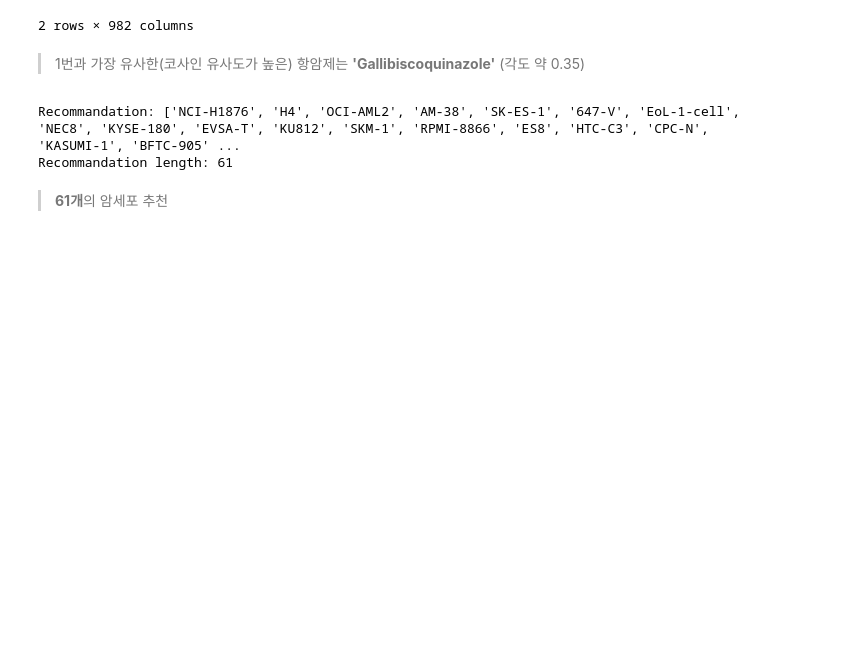
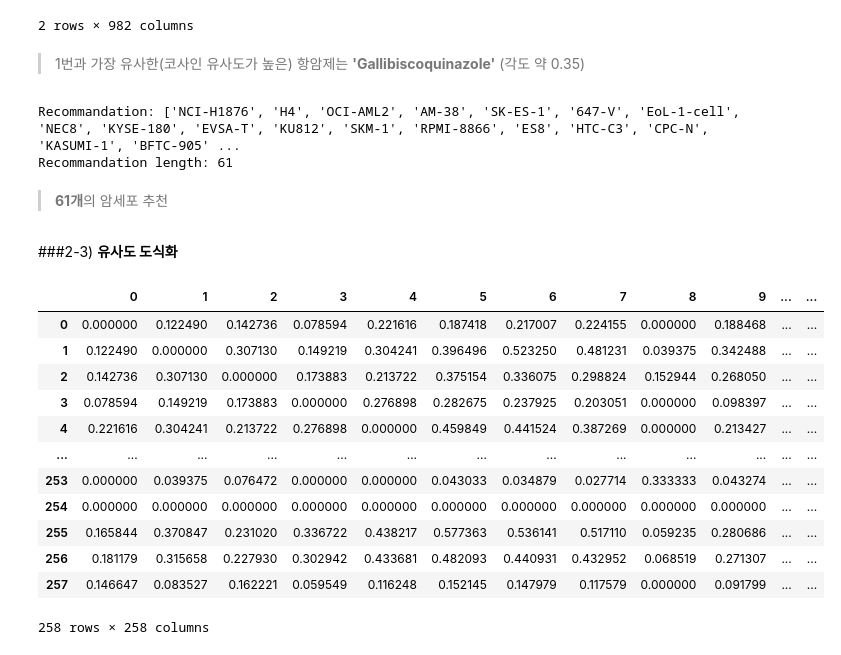
Before and after one commit to stacy0121/School_Bio_AAV_Capsid_Assembly, a Jupyter notebook: AI_Engineer.ipynb, the cells around one changed output. Cells and saved outputs as stored; diff of their text form; code cells hidden in the pictures; blank space fills up the shorter version.

```diff
--- a/AI_Engineer.ipynb
+++ b/AI_Engineer.ipynb
@@ -221,3 +226,31 @@ Recommandation length: 61
 
 
 > **61개**의 암세포 추천
+# %% [markdown]
+
+###2-3) **유사도 도식화**
+# %%
+## 코사인 유사도 도식화, 시각화
+from sklearn.metrics.pairwise import cosine_similarity
+
+# 데이터프레임 형태의 유사도 계산
+df_similarity = pd.DataFrame(cosine_similarity(adj_matrix, adj_matrix))
+
+for n in range(len(df_similarity)):
+  df_similarity.iloc[n][n] = 0
+
+df_similarity
+# %% [output]
+|  | 0 | 1 | 2 | 3 | 4 | 5 | 6 | 7 | 8 | 9 | ... | ... |
+| 0 | 0.000000 | 0.122490 | 0.142736 | 0.078594 | 0.221616 | 0.187418 | 0.217007 | 0.224155 | 0.000000 | 0.188468 | ... | ... |
+| 1 | 0.122490 | 0.000000 | 0.307130 | 0.149219 | 0.304241 | 0.396496 | 0.523250 | 0.481231 | 0.039375 | 0.342488 | ... | ... |
+| 2 | 0.142736 | 0.307130 | 0.000000 | 0.173883 | 0.213722 | 0.375154 | 0.336075 | 0.298824 | 0.152944 | 0.268050 | ... | ... |
+| 3 | 0.078594 | 0.149219 | 0.173883 | 0.000000 | 0.276898 | 0.282675 | 0.237925 | 0.203051 | 0.000000 | 0.098397 | ... | ... |
+| 4 | 0.221616 | 0.304241 | 0.213722 | 0.276898 | 0.000000 | 0.459849 | 0.441524 | 0.387269 | 0.000000 | 0.213427 | ... | ... |
+| ... | ... | ... | ... | ... | ... | ... | ... | ... | ... | ... | ... | ... |
+| 253 | 0.000000 | 0.039375 | 0.076472 | 0.000000 | 0.000000 | 0.043033 | 0.034879 | 0.027714 | 0.333333 | 0.043274 | ... | ... |
+| 254 | 0.000000 | 0.000000 | 0.000000 | 0.000000 | 0.000000 | 0.000000 | 0.000000 | 0.000000 | 0.000000 | 0.000000 | ... | ... |
+| 255 | 0.165844 | 0.370847 | 0.231020 | 0.336722 | 0.438217 | 0.577363 | 0.536141 | 0.517110 | 0.059235 | 0.280686 | ... | ... |
+| 256 | 0.181179 | 0.315658 | 0.227930 | 0.302942 | 0.433681 | 0.482093 | 0.440931 | 0.432952 | 0.068519 | 0.271307 | ... | ... |
+| 257 | 0.146647 | 0.083527 | 0.162221 | 0.059549 | 0.116248 | 0.152145 | 0.147979 | 0.117579 | 0.000000 | 0.091799 | ... | ... |
+258 rows × 258 columns
```
Also changed, not shown: parts of 11 cells of this notebook.
